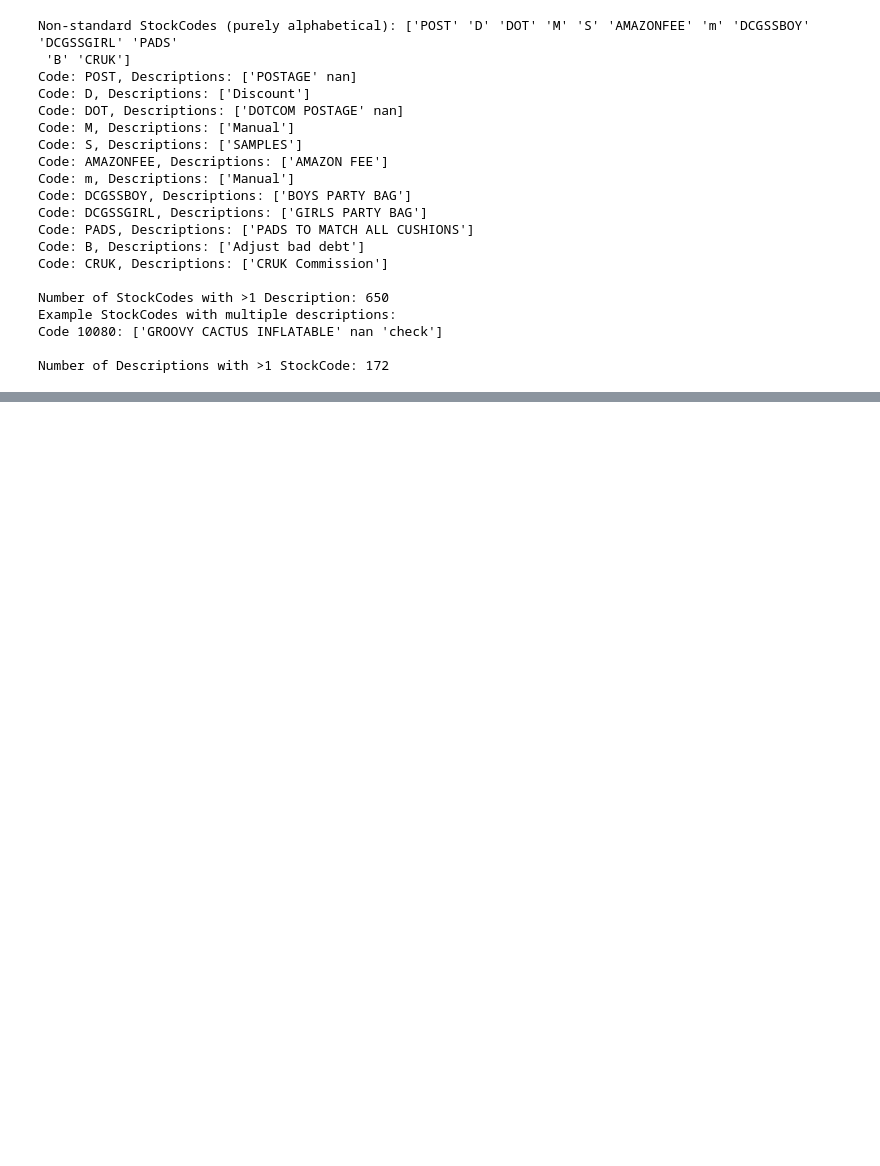
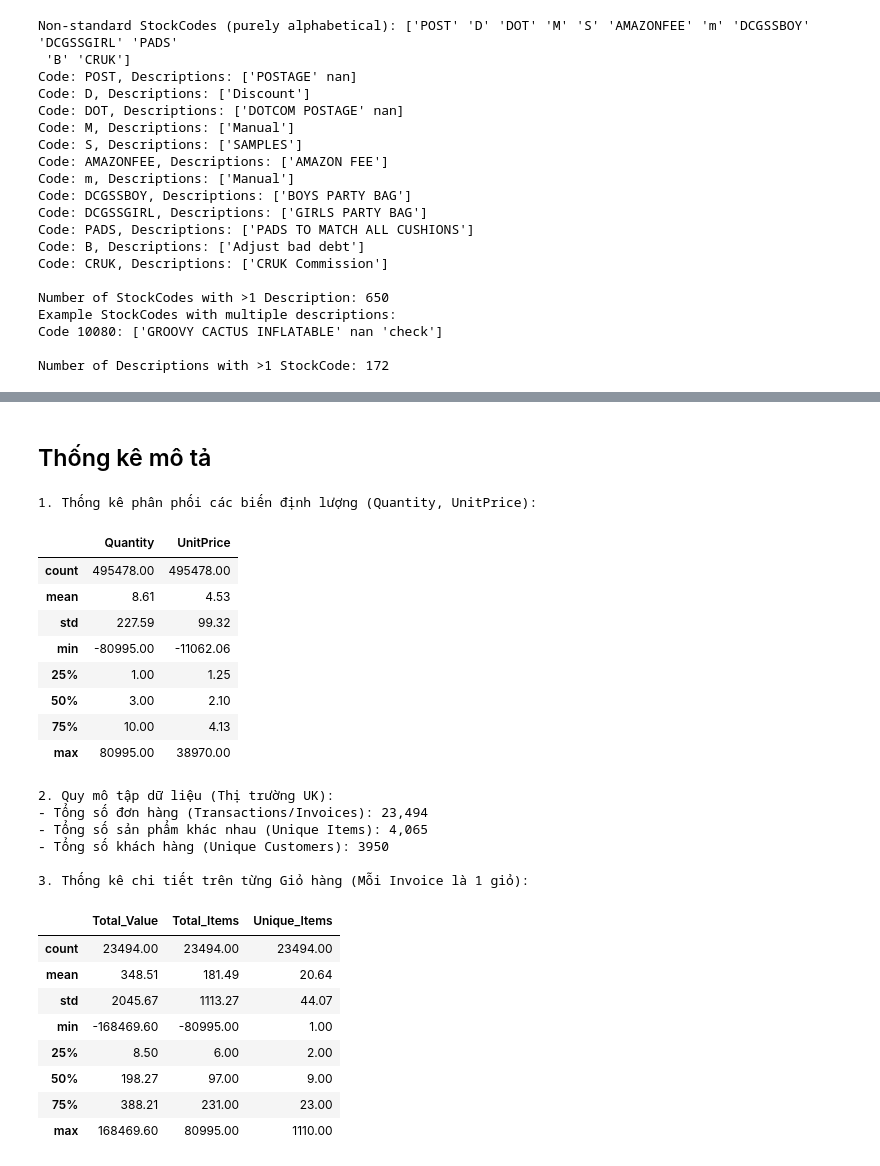
Before and after one commit to tiennam-nguyen/Market-Basket-Analysis-Retail, a Jupyter notebook: online-retail-transaction.ipynb, the cells around one changed output, grey strips where cells are left out. Drawn from its saved outputs; the diff is of its cells as text; code cells hidden in the pictures; blank space fills up the shorter version.

```diff
--- a/online-retail-transaction.ipynb
+++ b/online-retail-transaction.ipynb
@@ -138,0 +131,62 @@ Confidence: 57.99% | Support: 3.52% | Lift: 5.59x
+# %% [markdown]
+## Thống kê mô tả
+# %%
+df = df[df['Country'] == 'United Kingdom']
+
+# --- THỐNG KÊ MÔ TẢ (Descriptive Statistics) ---
+
+# 1. Thống kê cho các biến số (Quantity và UnitPrice)
+print("1. Thống kê phân phối các biến định lượng (Quantity, UnitPrice):")
+# Dùng hàm display() trong Jupyter Notebook để bảng hiện ra đẹp hơn print()
+display(df[['Quantity', 'UnitPrice']].describe().round(2))
+
+# 2. Các chỉ số tổng quan về quy mô tập dữ liệu (Market Basket)
+print("\n2. Quy mô tập dữ liệu (Thị trường UK):")
+total_invoices = df['InvoiceNo'].nunique()
+total_items = df['StockCode'].nunique()
+total_customers = df['CustomerID'].nunique() if 'CustomerID' in df.columns else "N/A"
+
+print(f"- Tổng số đơn hàng (Transactions/Invoices): {total_invoices:,.0f}")
+print(f"- Tổng số sản phẩm khác nhau (Unique Items): {total_items:,.0f}")
+print(f"- Tổng số khách hàng (Unique Customers): {total_customers}")
+
+# 3. Phân tích Giỏ hàng (Basket Analysis)
+# Tạo cột Doanh thu từng dòng (Total Price)
+if 'UnitPrice' in df.columns and 'Quantity' in df.columns:
+    df['TotalPrice'] = df['Quantity'] * df['UnitPrice']
+
+    # Tính tổng giá trị và tổng số lượng sản phẩm của từng đơn hàng
+    basket_summary = df.groupby('InvoiceNo').agg(
+        Total_Value=('TotalPrice', 'sum'),
+        Total_Items=('Quantity', 'sum'),
+        Unique_Items=('StockCode', 'nunique')
+    )
+
+    print("\n3. Thống kê chi tiết trên từng Giỏ hàng (Mỗi Invoice là 1 giỏ):")
+    display(basket_summary.describe().round(2))
+# %% [output]
+1. Thống kê phân phối các biến định lượng (Quantity, UnitPrice):
+|  | Quantity | UnitPrice |
+| count | 495478.00 | 495478.00 |
+| mean | 8.61 | 4.53 |
+| std | 227.59 | 99.32 |
+| min | -80995.00 | -11062.06 |
+| 25% | 1.00 | 1.25 |
+| 50% | 3.00 | 2.10 |
+| 75% | 10.00 | 4.13 |
+| max | 80995.00 | 38970.00 |
+2. Quy mô tập dữ liệu (Thị trường UK):
+- Tổng số đơn hàng (Transactions/Invoices): 23,494
+- Tổng số sản phẩm khác nhau (Unique Items): 4,065
+- Tổng số khách hàng (Unique Customers): 3950
+
+3. Thống kê chi tiết trên từng Giỏ hàng (Mỗi Invoice là 1 giỏ):
+|  | Total_Value | Total_Items | Unique_Items |
+| count | 23494.00 | 23494.00 | 23494.00 |
+| mean | 348.51 | 181.49 | 20.64 |
+| std | 2045.67 | 1113.27 | 44.07 |
+| min | -168469.60 | -80995.00 | 1.00 |
+| 25% | 8.50 | 6.00 | 2.00 |
+| 50% | 198.27 | 97.00 | 9.00 |
+| 75% | 388.21 | 231.00 | 23.00 |
+| max | 168469.60 | 80995.00 | 1110.00 |
```
Also changed, not shown: parts of 22 cells of this notebook.
